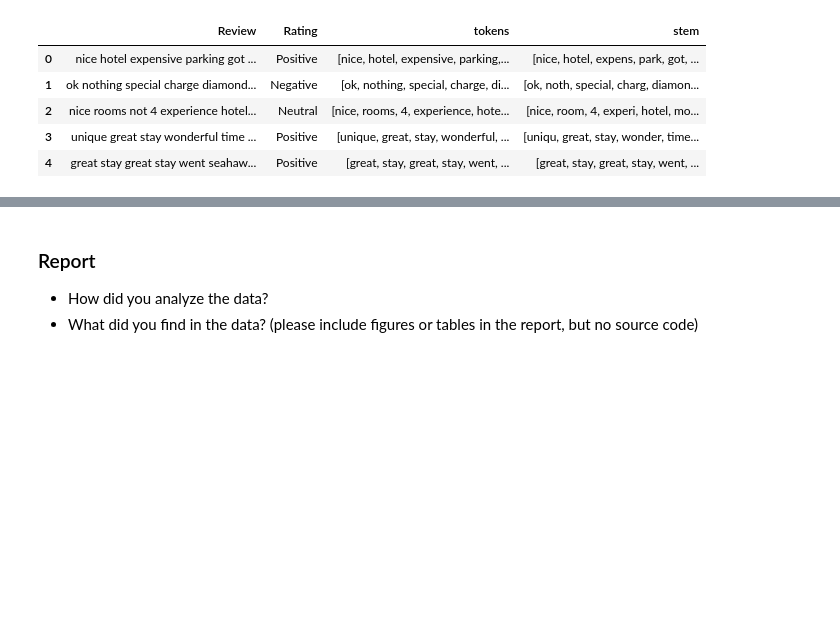
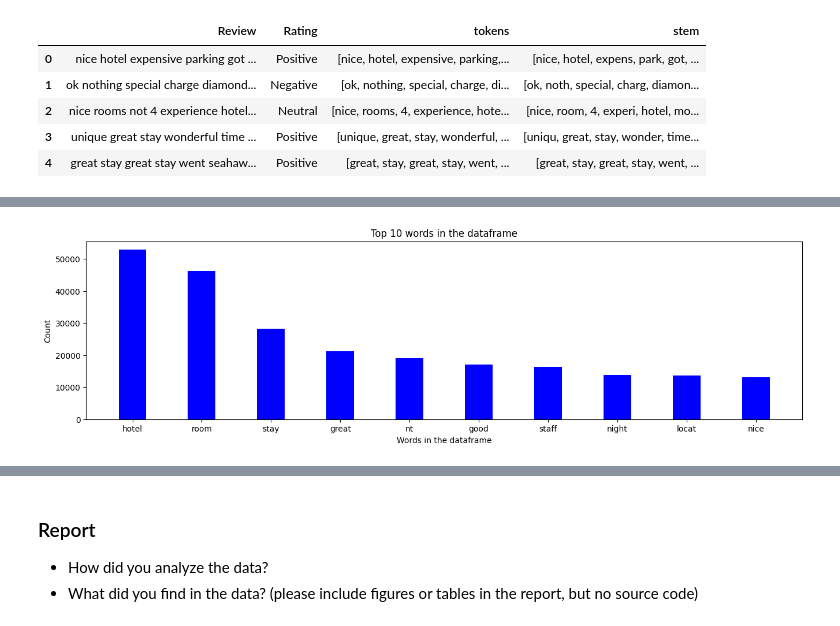
Before and after one commit to Tonry12/data_science_bootcamp_8_tonnaw, a Jupyter notebook: Project1_66_Bigdata.ipynb, the cells around one changed output, grey strips where cells are left out. Cells and saved outputs as stored; diff of their text form; code cells hidden in the pictures; blank space fills up the shorter version.

```diff
--- a/Project1_66_Bigdata.ipynb
+++ b/Project1_66_Bigdata.ipynb
@@ -372,3 +367,13 @@ tripadvisor.head()
 | 2 | nice rooms not 4 experience hotel... | Neutral | [nice, rooms, 4, experience, hote... | [nice, room, 4, experi, hotel, mo... |
 | 3 | unique great stay wonderful time ... | Positive | [unique, great, stay, wonderful, ... | [uniqu, great, stay, wonder, time... |
 | 4 | great stay great stay went seahaw... | Positive | [great, stay, great, stay, went, ... | [great, stay, great, stay, went, ... |
+# %%
+#Lemmatization
+nltk.download('wordnet')
+nltk.download('punkt')
+wordnet_lemmatizer = WordNetLemmatizer()
+def lemmatizer(tripadvisor):
+    lemm_text = [wordnet_lemmatizer.lemmatize(word) for word in tripadvisor]
+    return lemm_text
+tripadvisor['lemmatize']=tripadvisor['stem'].apply(lambda x:lemmatizer(x))
+tripadvisor.head()
@@ -374,0 +422,22 @@ tripadvisor.head()
+# %%
+#Statistical Analysis
+freq = {}
+for i in tripadvisor['lemmatize']:
+    for j in i:
+        if j not in freq:
+            freq[j] = 1
+        else:
+            freq[j] += 1
+list(freq.items())[:25]
+freq_df=pd.DataFrame(sorted(freq.items(),key=lambda x:x[1],reverse=True))
+f1=freq_df[0][:10]
+f2=freq_df[1][:10]
+plt.figure(1,figsize=(16,4))
+plt.bar(f1,f2,color ='blue',width = 0.4)
+plt.xlabel("Words in the dataframe")
+plt.ylabel("Count")
+plt.title("Top 10 words in the dataframe")
+plt.savefig("wordfrequency.png")
+plt.show()
+# %% [output]
+[figure, added]
```
Also changed, not shown: parts of 10 cells of this notebook.
